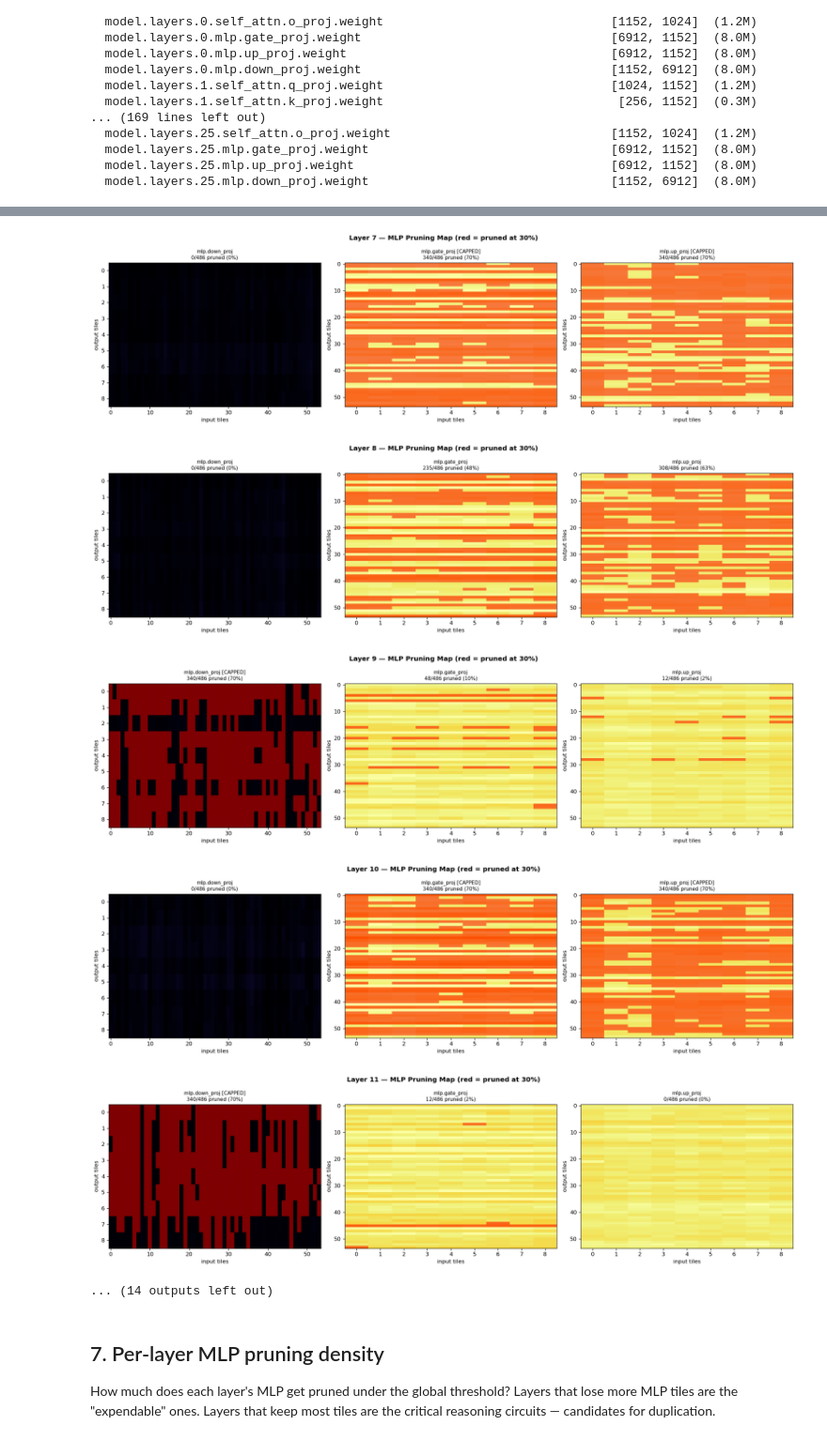
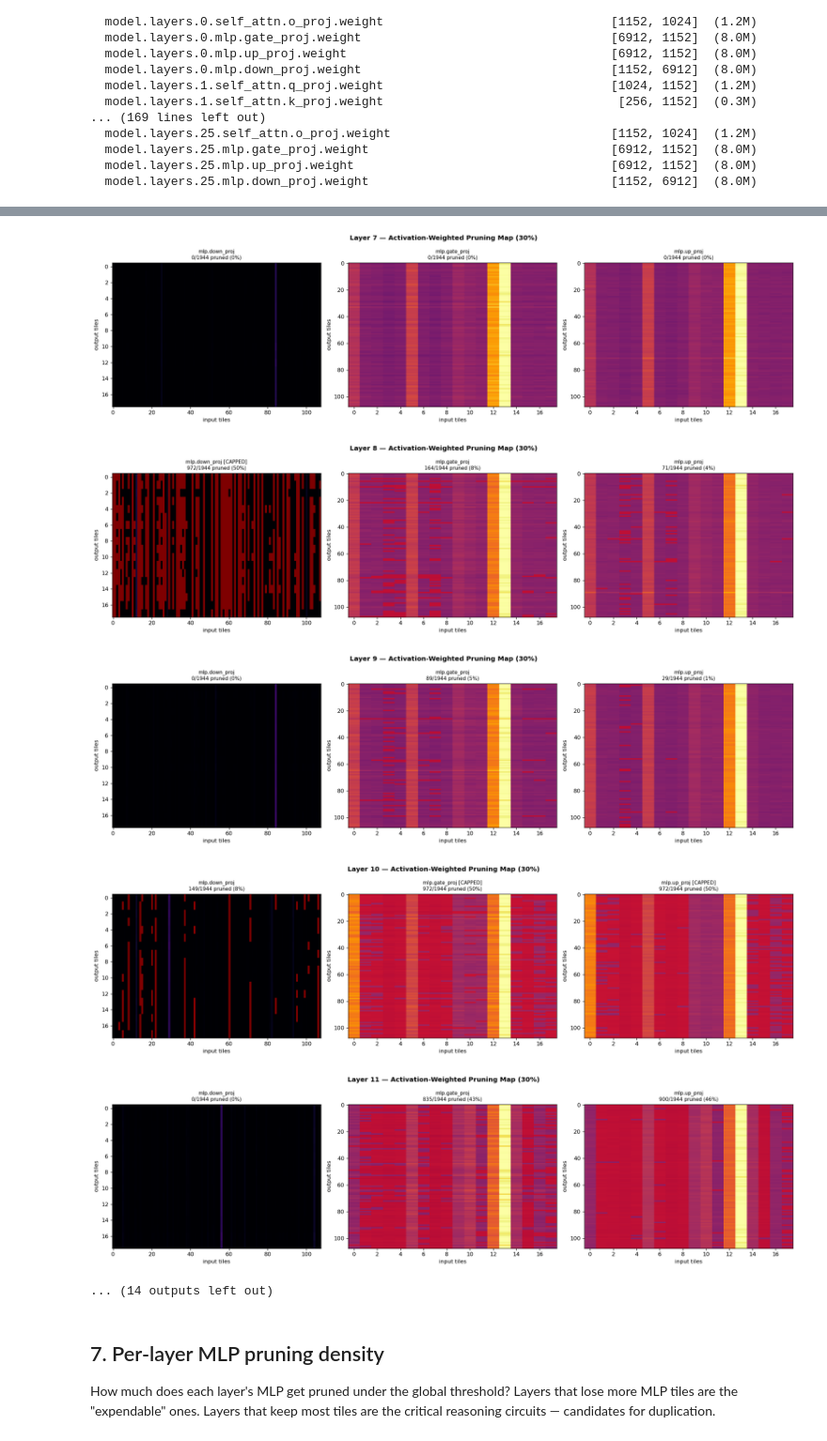
Before and after one commit to chris-redfield/brain-damage, a Jupyter notebook: visualize_importance.ipynb, the cells around one changed output, grey strips where cells are left out. Shown at 94% size. Cells and saved outputs as stored; diff of their text form; code cells hidden in the pictures.

```diff
--- a/visualize_importance.ipynb
+++ b/visualize_importance.ipynb
@@ -249,11 +415,14 @@ A single large heatmap where each row is a layer and each column is a component
 # %%
-# Build the overview matrix: rows = layers, cols = component types
+# Build overview using activation-weighted maps (MLP only has actw, attn uses raw)
 all_comp_names = sorted(set(c for comps in layer_components.values() for c in comps))
 overview = np.zeros((n_layers, len(all_comp_names)))
 
 for li in range(n_layers):
     for ci, comp_name in enumerate(all_comp_names):
-        if comp_name in layer_components[li]:
+        # Use activation-weighted if available (MLP), else raw (attention)
+        if comp_name in layer_components_actw.get(li, {}):
+            overview[li, ci] = layer_components_actw[li][comp_name].mean()
+        elif comp_name in layer_components[li]:
             overview[li, ci] = layer_components[li][comp_name].mean()
 
 fig, ax = plt.subplots(figsize=(max(8, len(all_comp_names) * 1.5), max(8, n_layers * 0.4)))
@@ -265,8 +434,8 @@ ax.set_yticks(range(n_layers))
 ax.set_yticklabels([f"Layer {i}" for i in range(n_layers)], fontsize=8)
 ax.set_xlabel("Component")
 ax.set_ylabel("Layer")
-ax.set_title("Mean Tile Importance — Full Model Overview", fontweight="bold")
-fig.colorbar(im, ax=ax, shrink=0.6, label="Mean Frobenius norm")
+ax.set_title("Mean Tile Importance — Full Model Overview (activation-weighted for MLP)", fontweight="bold")
+fig.colorbar(im, ax=ax, shrink=0.6, label="Mean importance")
 plt.tight_layout()
 plt.show()
 # %% [output]
@@ -309,16 +489,19 @@ MLP tiles: 11373/37908 pruned (30.0%)
 # %%
 def get_mlp_components(layer_idx: int) -> dict:
     """Return only MLP components for a layer (raw scores)."""
-    return {k: v for k, v in layer_components[layer_idx].items()
+    return {k: v for k, v in layer_components.get(layer_idx, {}).items()
             if any(p in k for p in config.PRUNE_TARGETS_PATTERNS)}
 
-def get_mlp_components_norm(layer_idx: int) -> dict:
-    """Return only MLP components for a layer (normalized scores)."""
-    return layer_components_norm.get(layer_idx, {})
+def get_mlp_actw(layer_idx: int) -> dict:
+    """Return MLP components with activation-weighted raw scores."""
+    return layer_components_actw.get(layer_idx, {})
+
+def get_mlp_actw_norm(layer_idx: int) -> dict:
+    """Return MLP components with activation-weighted normalized scores."""
+    return layer_components_actw_norm.get(layer_idx, {})
 
 def get_capped_mask_viz(norm_map: np.ndarray, threshold: float,
                         max_prune: float = config.MAX_PRUNE_PER_MATRIX) -> np.ndarray:
-    """Same cap logic used in apply_tile_pruning, for consistent visualization."""
     global_mask = norm_map < threshold
     if global_mask.mean() <= max_prune:
         return global_mask
@@ -326,7 +509,7 @@ def get_capped_mask_viz(norm_map: np.ndarray, threshold: float,
     return norm_map < local_threshold
 
 def plot_pruning_map(layer_idx: int, raw_components: dict, norm_components: dict, threshold: float):
-    """Show which tiles would be pruned (with per-matrix cap). Heatmap uses raw, mask uses normalized."""
+    """Show which tiles would be pruned. Heatmap uses activation-weighted raw, mask uses normalized."""
     n = len(raw_components)
     if n == 0:
         return
@@ -358,14 +541,13 @@ def plot_pruning_map(layer_idx: int, raw_components: dict, norm_components: dict
         ax.set_xlabel("input tiles")
         ax.set_ylabel("output tiles")
 
-    fig.suptitle(f"Layer {layer_idx} — MLP Pruning Map (red = pruned at {PRUNE_RATIO*100:.0f}%)", fontsize=12, fontweight="bold")
+    fig.suptitle(f"Layer {layer_idx} — Activation-Weighted Pruning Map ({PRUNE_RATIO*100:.0f}%)", fontsize=12, fontweight="bold")
     plt.tight_layout()
     plt.show()
 
-# Show ALL layers
 for li in range(n_layers):
-    raw = get_mlp_components(li)
-    norm = get_mlp_components_norm(li)
+    raw = get_mlp_actw(li)
+    norm = get_mlp_actw_norm(li)
     if raw:
         plot_pruning_map(li, raw, norm, threshold)
 # %% [output]
@@ -379,8 +561,8 @@ for li in range(n_layers):
-[figure, old version]
+[figure, new version]
-[figure, old version]
+[figure, new version]
-[figure, old version]
+[figure, new version]
-[figure, old version]
+[figure, new version]
-[figure, old version]
+[figure, new version]
 ... (14 outputs left out)
 # %% [markdown]
 ## 7. Per-layer MLP pruning density
```
Also changed, not shown: parts of 25 cells of this notebook, 15 other files.
